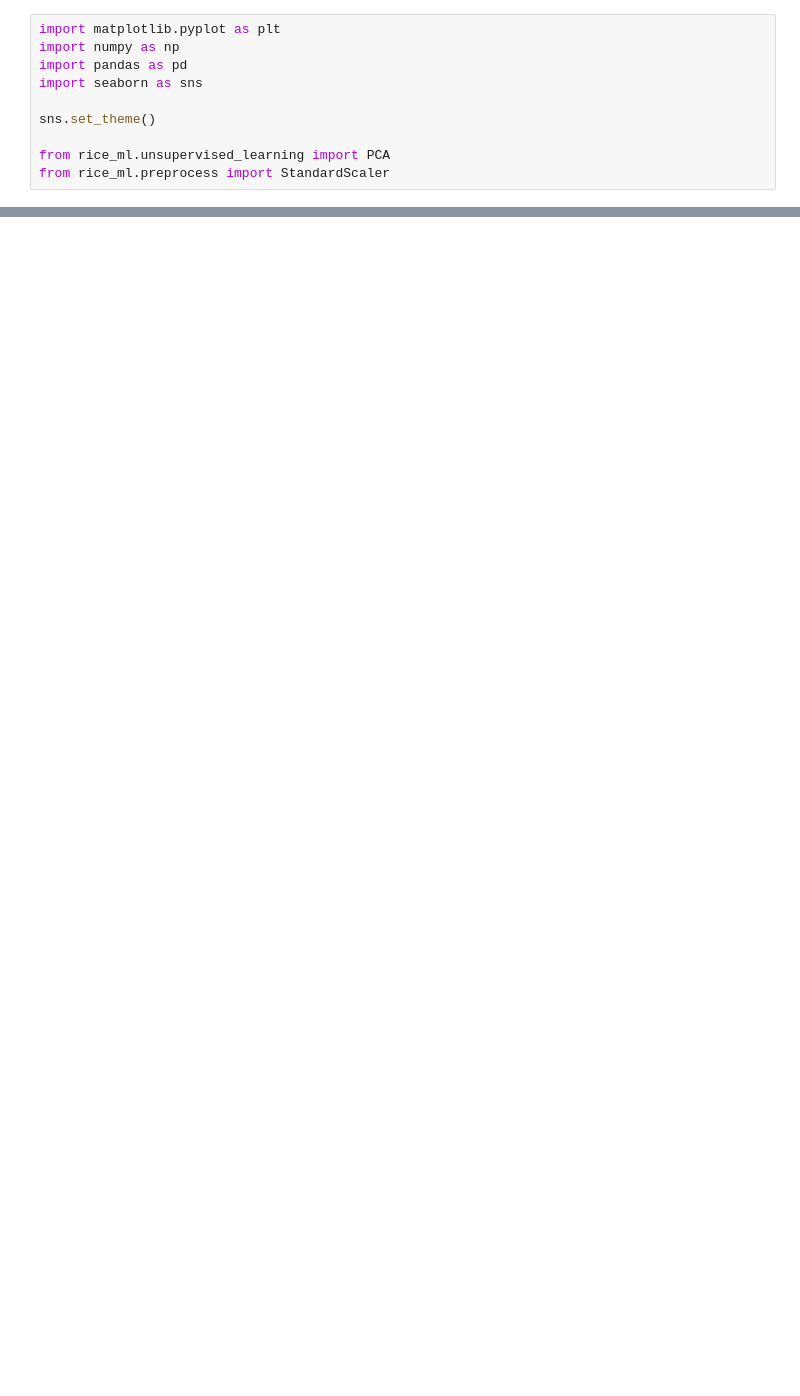
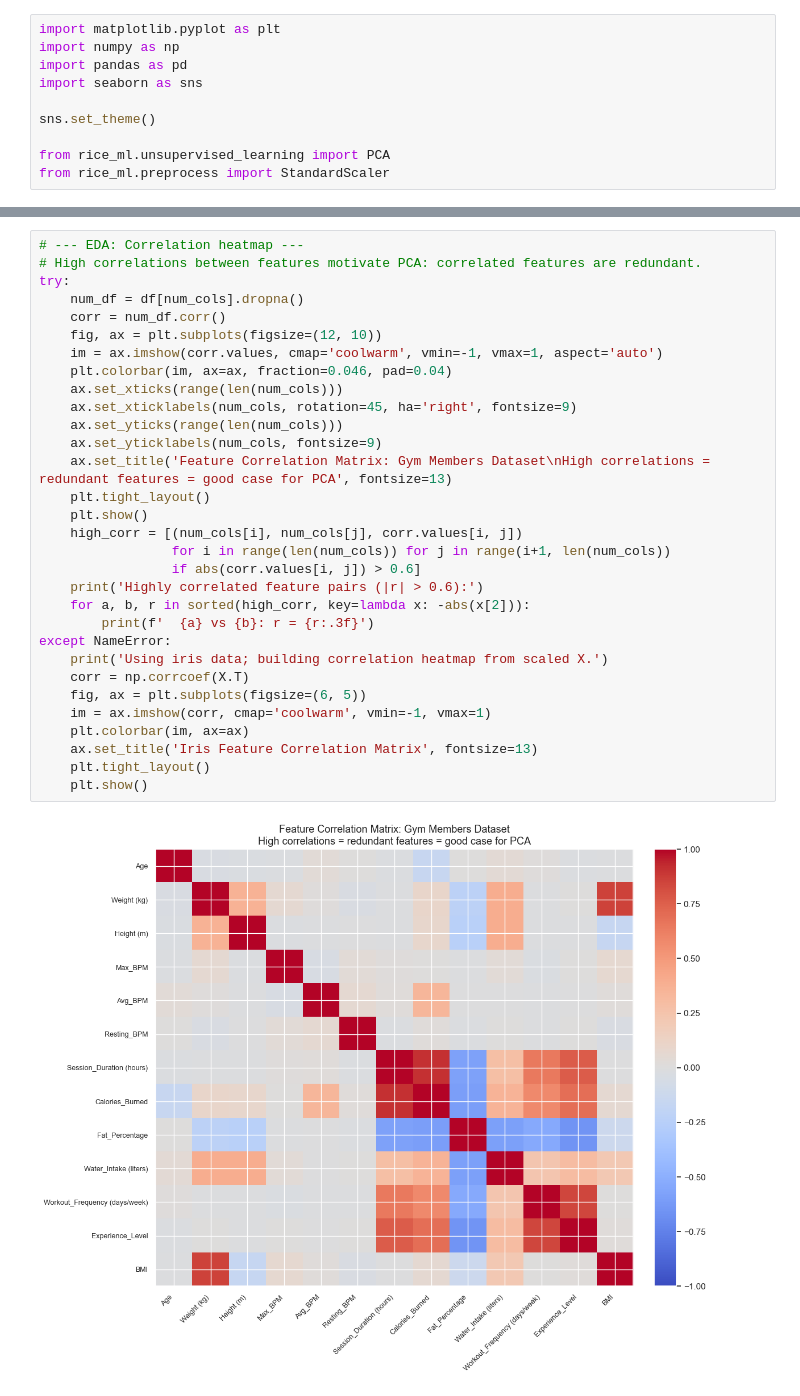
Before and after one commit to GraceYang9127/CMOR438Final, a Jupyter notebook: examples/Unsupervised Learning/PCA/pca.ipynb, the cells around one changed output, grey strips where cells are left out. Cells and saved outputs as stored; diff of their text form; blank space fills up the shorter version.

```diff
--- a/examples/Unsupervised Learning/PCA/pca.ipynb
+++ b/examples/Unsupervised Learning/PCA/pca.ipynb
@@ -56,0 +107,33 @@ print(f'Scaled shape: {X_scaled.shape}')
+# %%
+# --- EDA: Correlation heatmap ---
+# High correlations between features motivate PCA: correlated features are redundant.
+try:
+    num_df = df[num_cols].dropna()
+    corr = num_df.corr()
+    fig, ax = plt.subplots(figsize=(12, 10))
+    im = ax.imshow(corr.values, cmap='coolwarm', vmin=-1, vmax=1, aspect='auto')
+    plt.colorbar(im, ax=ax, fraction=0.046, pad=0.04)
+    ax.set_xticks(range(len(num_cols)))
+    ax.set_xticklabels(num_cols, rotation=45, ha='right', fontsize=9)
+    ax.set_yticks(range(len(num_cols)))
+    ax.set_yticklabels(num_cols, fontsize=9)
+    ax.set_title('Feature Correlation Matrix: Gym Members Dataset\nHigh correlations = redundant features = good case for PCA', fontsize=13)
+    plt.tight_layout()
+    plt.show()
+    high_corr = [(num_cols[i], num_cols[j], corr.values[i, j])
+                 for i in range(len(num_cols)) for j in range(i+1, len(num_cols))
+                 if abs(corr.values[i, j]) > 0.6]
+    print('Highly correlated feature pairs (|r| > 0.6):')
+    for a, b, r in sorted(high_corr, key=lambda x: -abs(x[2])):
+        print(f'  {a} vs {b}: r = {r:.3f}')
+except NameError:
+    print('Using iris data; building correlation heatmap from scaled X.')
+    corr = np.corrcoef(X.T)
+    fig, ax = plt.subplots(figsize=(6, 5))
+    im = ax.imshow(corr, cmap='coolwarm', vmin=-1, vmax=1)
+    plt.colorbar(im, ax=ax)
+    ax.set_title('Iris Feature Correlation Matrix', fontsize=13)
+    plt.tight_layout()
+    plt.show()
+# %% [output]
+[figure, added]
```
Also changed, not shown: parts of 12 cells of this notebook, 2 other files.
